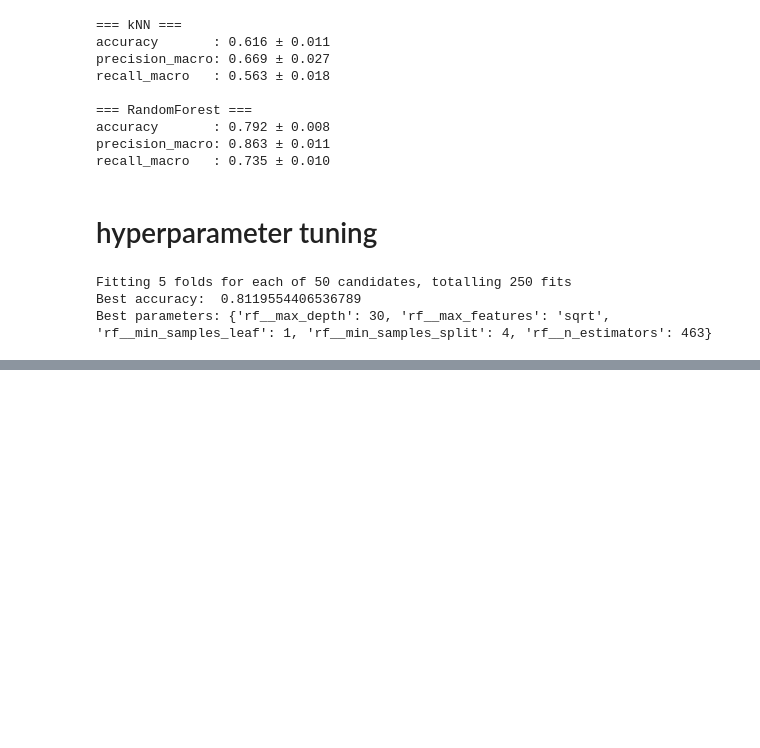
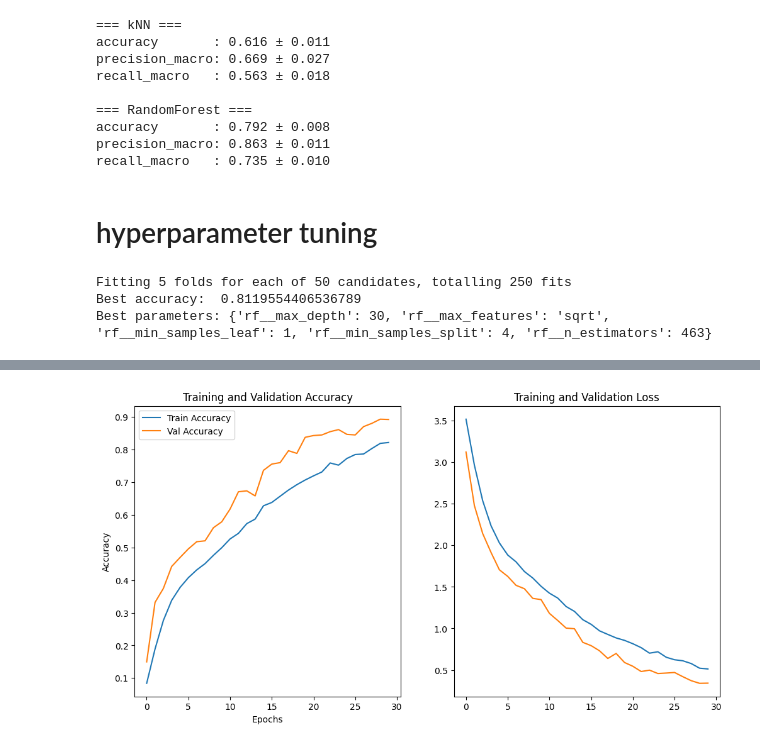
Before and after one commit to zuhairmob/COMP30027-A2, a Jupyter notebook: COMP30027_2025_asst2.ipynb, the cells around one changed output, grey strips where cells are left out. Saved outputs shown, nothing was run; the diff lists cells and outputs as text; code cells hidden in the pictures; blank space fills up the shorter version.

```diff
--- a/COMP30027_2025_asst2.ipynb
+++ b/COMP30027_2025_asst2.ipynb
@@ -253,0 +463,24 @@ Best parameters: {'rf__max_depth': 30, 'rf__max_features': 'sqrt', 'rf__min_samp
+# %%
+history.history['accuracy'][-1], history.history['val_accuracy'][-1]
+# Plot training history
+plt.figure(figsize=(12, 6))
+plt.subplot(1, 2, 1)
+plt.plot(history.history['accuracy'], label='Train Accuracy')
+plt.plot(history.history['val_accuracy'], label='Val Accuracy')
+plt.title('Training and Validation Accuracy')
+plt.xlabel('Epochs')
+plt.ylabel('Accuracy')
+plt.legend()
+plt.subplot(1, 2, 2)
+plt.plot(history.history['loss'], label='Train Loss')
+plt.plot(history.history['val_loss'], label='Val Loss')
+plt.title('Training and Validation Loss')
+
+
+val_preds = model.predict(val_loader, verbose=1)
+val_pred_idx = np.argmax(val_preds, axis=1)
+true_idx     = val_loader.classes   # the integer labels
+
+from sklearn.metrics import accuracy_score
+print("Validation accuracy:", accuracy_score(true_idx, val_pred_idx))
+# %% [output]
@@ -254,3 +489,4 @@ Best parameters: {'rf__max_depth': 30, 'rf__max_features': 'sqrt', 'rf__min_samp
+[figure, added]
 # %%
 # logistic regression
 # knn
```
Also changed, not shown: parts of 9 cells of this notebook, 3 other files.
